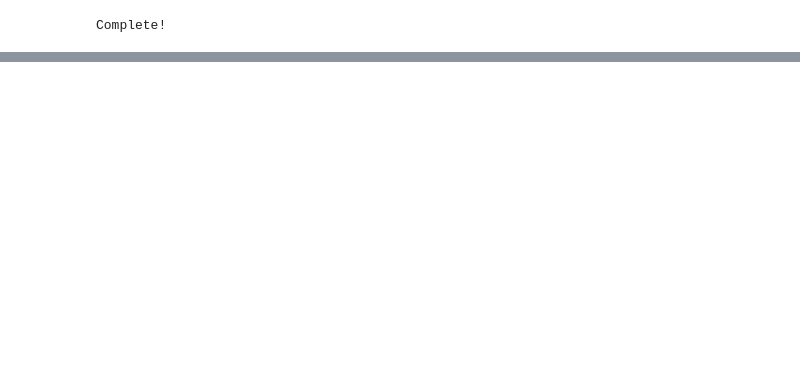
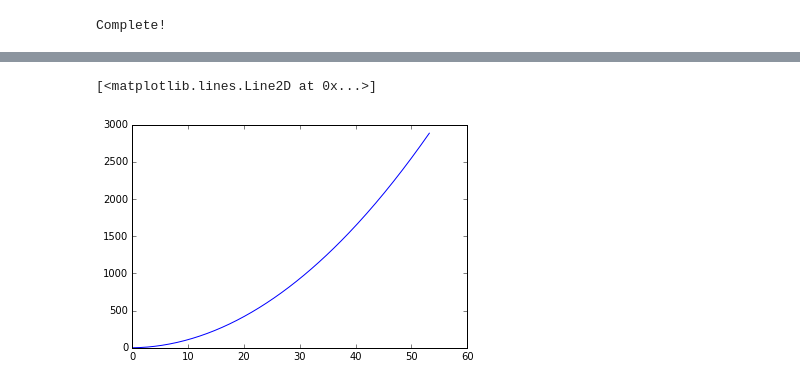
Before and after one commit to krabradosty/IBDfromSupernova, a Jupyter notebook: supernova_spectrum.ipynb, the cells around one changed output, grey strips where cells are left out. Cells and saved outputs as stored; diff of their text form; code cells hidden in the pictures; blank space fills up the shorter version.

```diff
--- a/supernova_spectrum.ipynb
+++ b/supernova_spectrum.ipynb
@@ -42,0 +60,6 @@ plt.show()
+# %%
+dSigma = util.getdSigma_dEpos(np.linspace(1.806,55,200))
+plt.plot(np.linspace(0,53.2,200),dSigma)
+# %% [output]
+[<matplotlib.lines.Line2D at 0x...>]
+[figure, added]
```
Also changed, not shown: parts of 5 cells of this notebook, 7 other files.
